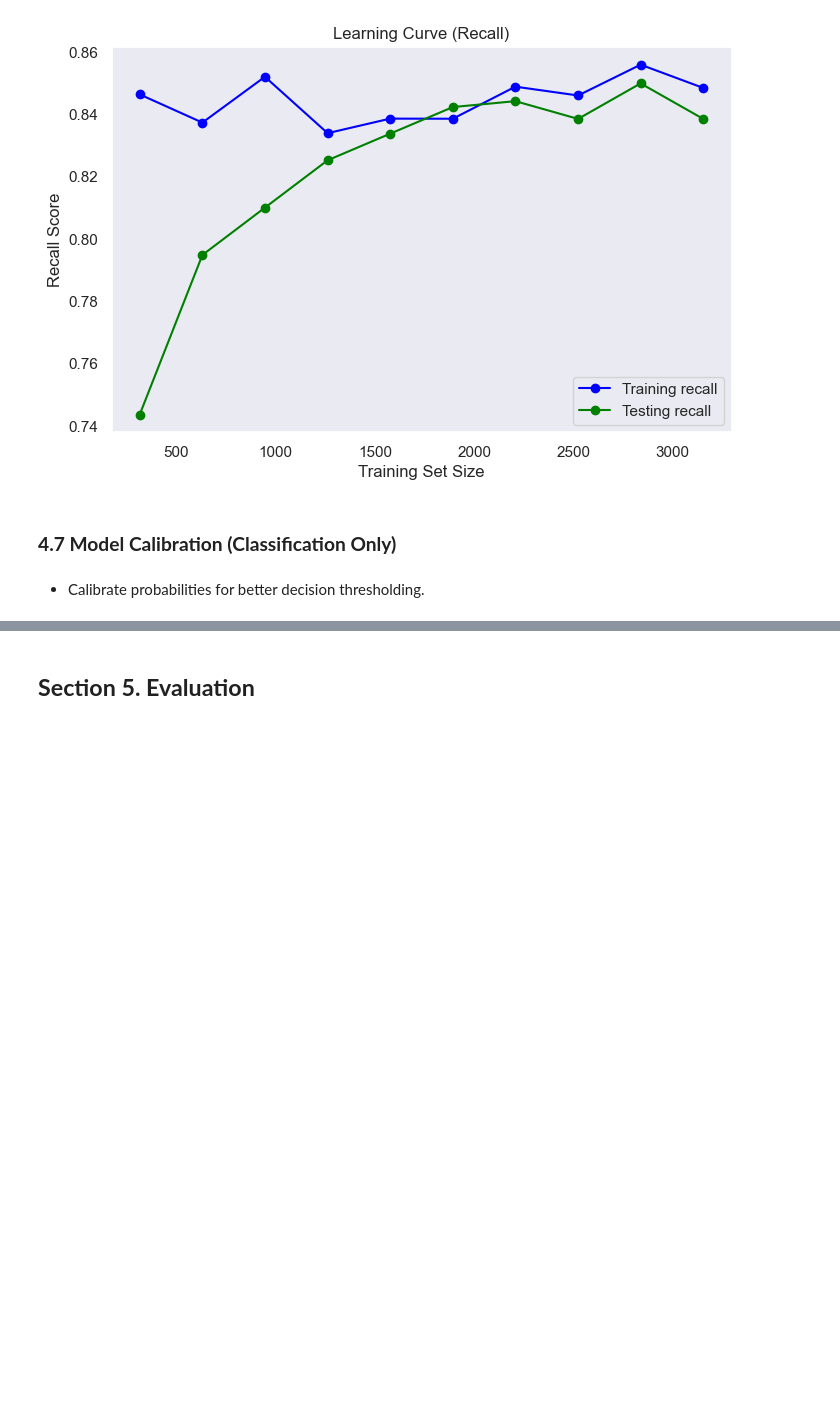
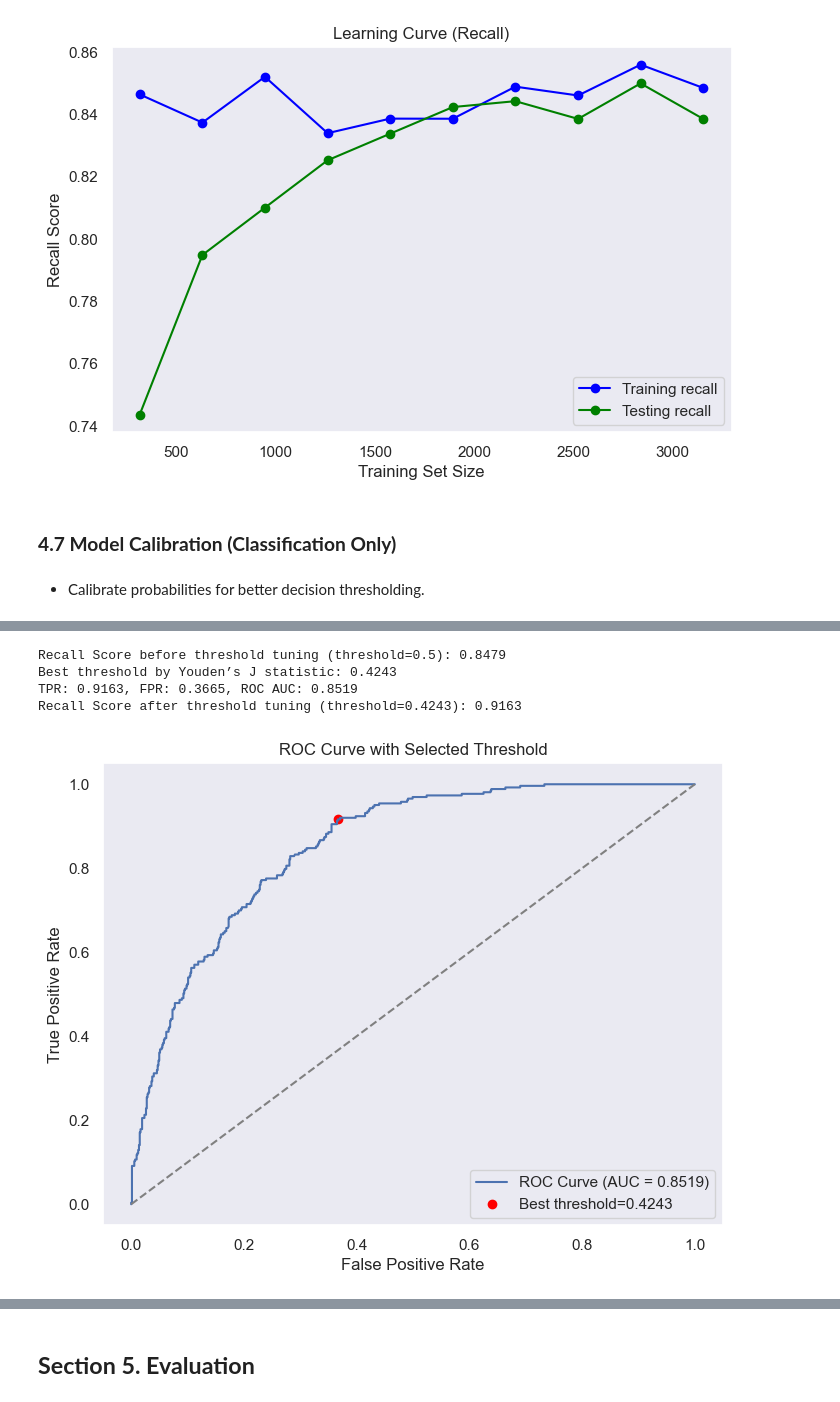
Before and after one commit to hansdarmawann/telco-churn, a Jupyter notebook: notebooks/1.0-hdr-inital-notebook.ipynb, the cells around one changed output, grey strips where cells are left out. Drawn from its saved outputs; the diff is of its cells as text; code cells hidden in the pictures; blank space fills up the shorter version.

```diff
--- a/notebooks/1.0-hdr-inital-notebook.ipynb
+++ b/notebooks/1.0-hdr-inital-notebook.ipynb
@@ -787,0 +763,58 @@ Brier score after calibration: 0.1354
+# %%
+from sklearn.metrics import recall_score, roc_auc_score, roc_curve, classification_report
+import matplotlib.pyplot as plt
+
+# Probabilitas positif prediksi dari model terkalibrasi atau model terbaik
+y_proba = best_pipeline.predict_proba(X_test)[:, 1]
+
+# Prediksi kelas default dengan threshold 0.5
+y_pred_default = (y_proba >= 0.5).astype(int)
+
+# Hitung recall score sebelum threshold tuning (default threshold 0.5)
+recall_before = recall_score(y_test, y_pred_default)
+print(f"Recall Score before threshold tuning (threshold=0.5): {recall_before:.4f}")
+
+# Hitung FPR, TPR, dan thresholds dari ROC curve
+fpr, tpr, thresholds = roc_curve(y_test, y_proba)
+
+# Hitung Youden’s J statistic (TPR - FPR)
+youden_j = tpr - fpr
+
+# Cari threshold dengan Youden’s J tertinggi
+best_idx = youden_j.argmax()
+best_threshold = thresholds[best_idx]
+
+# Hitung ROC AUC
+roc_auc = roc_auc_score(y_test, y_proba)
+
+print(f"Best threshold by Youden’s J statistic: {best_threshold:.4f}")
+print(f"TPR: {tpr[best_idx]:.4f}, FPR: {fpr[best_idx]:.4f}, ROC AUC: {roc_auc:.4f}")
+
+# Gunakan threshold ini untuk prediksi kelas baru
+y_pred_new = (y_proba >= best_threshold).astype(int)
+
+# Hitung recall score dengan threshold baru
+recall_after = recall_score(y_test, y_pred_new)
+print(f"Recall Score after threshold tuning (threshold={best_threshold:.4f}): {recall_after:.4f}")
+
+# Evaluasi ulang dengan threshold baru
+# print("Classification Report with adjusted threshold:")
+# print(classification_report(y_test, y_pred_new))
+
+# Visualisasi ROC curve dengan threshold terpilih
+plt.figure(figsize=(8,6))
+plt.plot(fpr, tpr, label=f'ROC Curve (AUC = {roc_auc:.4f})')
+plt.scatter(fpr[best_idx], tpr[best_idx], color='red', label=f'Best threshold={best_threshold:.4f}')
+plt.plot([0,1],[0,1],'--', color='gray')
+plt.xlabel('False Positive Rate')
+plt.ylabel('True Positive Rate')
+plt.title('ROC Curve with Selected Threshold')
+plt.legend()
+plt.grid()
+plt.show()
+# %% [output]
+Recall Score before threshold tuning (threshold=0.5): 0.8479
+Best threshold by Youden’s J statistic: 0.4243
+TPR: 0.9163, FPR: 0.3665, ROC AUC: 0.8519
+Recall Score after threshold tuning (threshold=0.4243): 0.9163
+[figure, added]
```
Also changed, not shown: parts of 10 cells of this notebook, 6 other files.
